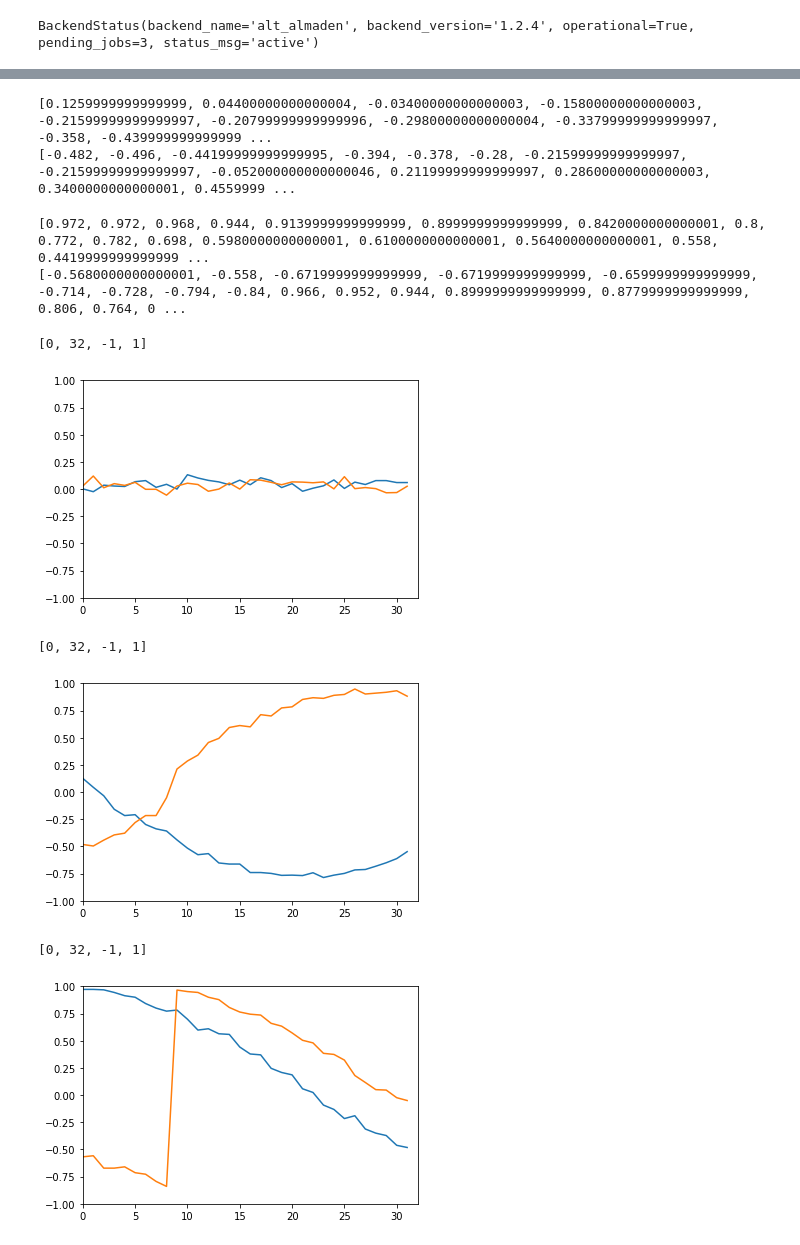
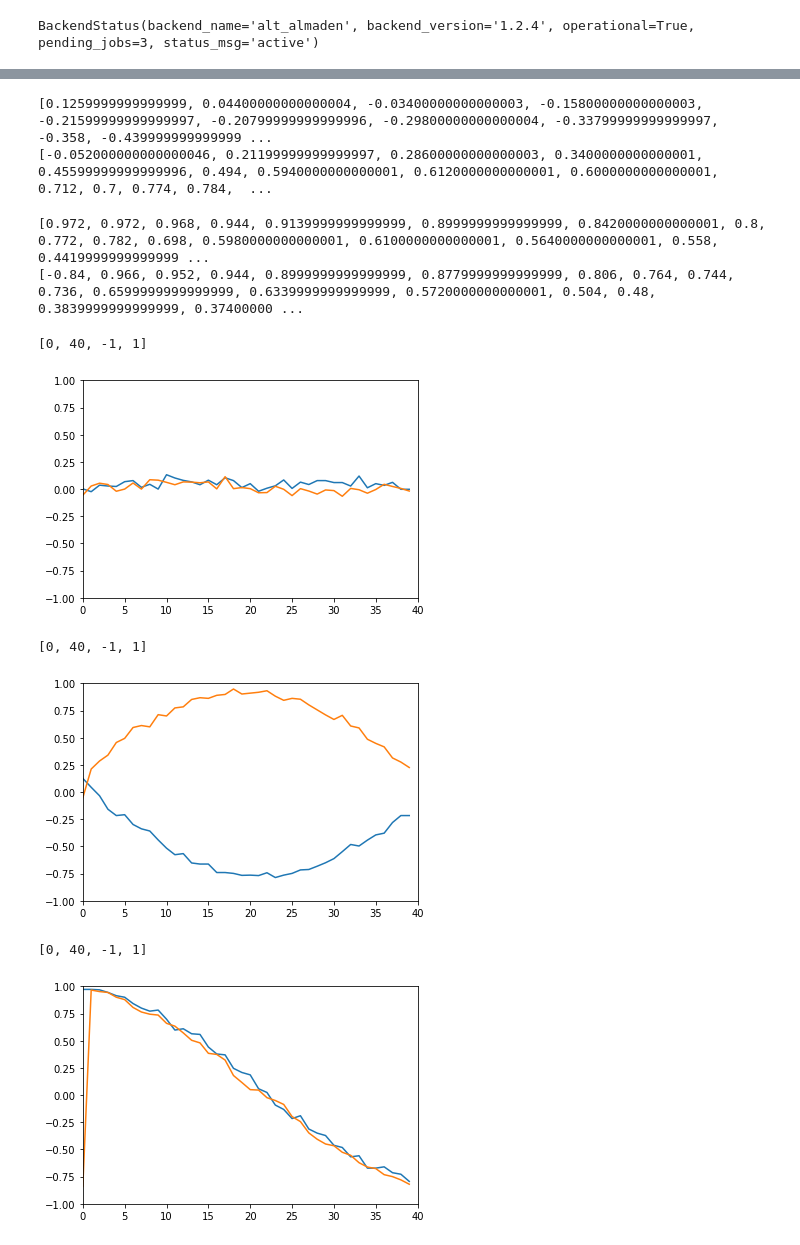
Before and after one commit to singular-value/optimizations_via_openpulse, a Jupyter notebook: CrossResonance_Tomography.ipynb, the cells around one changed output, grey strips where cells are left out. Saved outputs shown, nothing was run; the diff lists cells and outputs as text; code cells hidden in the pictures.

```diff
--- a/CrossResonance_Tomography.ipynb
+++ b/CrossResonance_Tomography.ipynb
@@ -108,12 +108,12 @@ z_result = z_job.result()
 from qiskit.ignis.verification.tomography.data import marginal_counts
 # %%
 x_vals_control_off = []
-for i in range(32):
+for i in range(40):
     x_counts = marginal_counts(x_result.get_counts(i), meas_qubits=[1])
     x_vals_control_off.append((x_counts.get('0', 0) / shots - 0.5) * 2)
 
 x_vals_control_on = []
-for i in range(32, 64):
+for i in range(40, 80):
     x_counts = marginal_counts(x_result.get_counts(i), meas_qubits=[1])
     x_vals_control_on.append((x_counts.get('0', 0) / shots - 0.5) * 2)
 
@@ -125,11 +125,11 @@ print(x_vals_control_on)
 # %%
 y_vals_control_off = []
-for i in range(32):
+for i in range(40):
     y_counts = marginal_counts(y_result.get_counts(i), meas_qubits=[1])
     y_vals_control_off.append((y_counts.get('0', 0) / shots - 0.5) * 2)
 
 y_vals_control_on = []
-for i in range(32, 64):
+for i in range(40, 80):
     y_counts = marginal_counts(y_result.get_counts(i), meas_qubits=[1])
     y_vals_control_on.append((y_counts.get('0', 0) / shots - 0.5) * 2)
 
@@ -137,15 +137,15 @@ print(y_vals_control_off)
 print(y_vals_control_on)
 # %% [output]
 [0.1259999999999999, 0.04400000000000004, -0.03400000000000003, -0.15800000000000003, -0.21599999999999997, -0.20799999999999996, -0.29800000000000004, -0.33799999999999997, -0.358, -0.439999999999999 ...
-[-0.482, -0.496, -0.44199999999999995, -0.394, -0.378, -0.28, -0.21599999999999997, -0.21599999999999997, -0.052000000000000046, 0.21199999999999997, 0.28600000000000003, 0.3400000000000001, 0.4559999 ...
+[-0.052000000000000046, 0.21199999999999997, 0.28600000000000003, 0.3400000000000001, 0.45599999999999996, 0.494, 0.5940000000000001, 0.6120000000000001, 0.6000000000000001, 0.712, 0.7, 0.774, 0.784,  ...
 # %%
 z_vals_control_off = []
-for i in range(32):
+for i in range(40):
     z_counts = marginal_counts(z_result.get_counts(i), meas_qubits=[1])
     z_vals_control_off.append((z_counts.get('0', 0) / shots - 0.5) * 2)
 
 z_vals_control_on = []
-for i in range(32, 64):
+for i in range(40, 80):
     z_counts = marginal_counts(z_result.get_counts(i), meas_qubits=[1])
     z_vals_control_on.append((z_counts.get('0', 0) / shots - 0.5) * 2)
 
@@ -153,7 +153,7 @@ print(z_vals_control_off)
 print(z_vals_control_on)
 # %% [output]
 [0.972, 0.972, 0.968, 0.944, 0.9139999999999999, 0.8999999999999999, 0.8420000000000001, 0.8, 0.772, 0.782, 0.698, 0.5980000000000001, 0.6100000000000001, 0.5640000000000001, 0.558, 0.4419999999999999 ...
-[-0.5680000000000001, -0.558, -0.6719999999999999, -0.6719999999999999, -0.6599999999999999, -0.714, -0.728, -0.794, -0.84, 0.966, 0.952, 0.944, 0.8999999999999999, 0.8779999999999999, 0.806, 0.764, 0 ...
+[-0.84, 0.966, 0.952, 0.944, 0.8999999999999999, 0.8779999999999999, 0.806, 0.764, 0.744, 0.736, 0.6599999999999999, 0.6339999999999999, 0.5720000000000001, 0.504, 0.48, 0.3839999999999999, 0.37400000 ...
 # %%
 # x_vals_control_off =
 # x_vals_control_on =
@@ -164,21 +164,21 @@ print(z_vals_control_on)
 # %%
 plt.plot(x_vals_control_off)
 plt.plot(x_vals_control_on)
-plt.axis([0, 32, -1, 1])
+plt.axis([0, 40, -1, 1])
 # %% [output]
-[0, 32, -1, 1]
+[0, 40, -1, 1]
-[figure, old version]
+[figure, new version]
 # %%
 plt.plot(y_vals_control_off)
 plt.plot(y_vals_control_on)
-plt.axis([0, 32, -1, 1])
+plt.axis([0, 40, -1, 1])
 # %% [output]
-[0, 32, -1, 1]
+[0, 40, -1, 1]
-[figure, old version]
+[figure, new version]
 # %%
 plt.plot(z_vals_control_off)
 plt.plot(z_vals_control_on)
-plt.axis([0, 32, -1, 1])
+plt.axis([0, 40, -1, 1])
 # %% [output]
-[0, 32, -1, 1]
+[0, 40, -1, 1]
-[figure, old version]
+[figure, new version]
```
Also changed, not shown: parts of 1 cell of this notebook.
